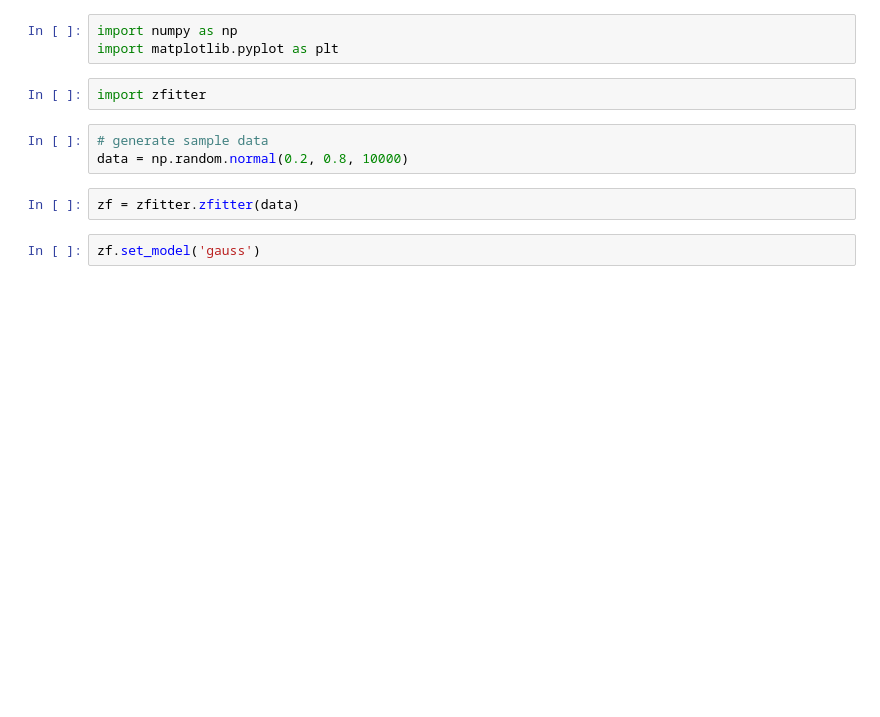
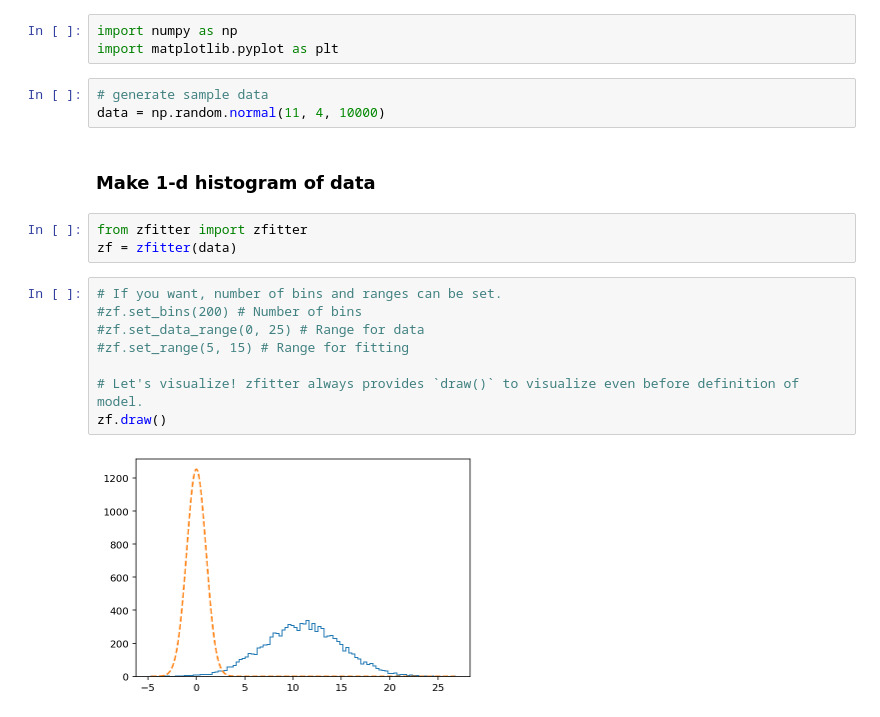
Before and after one commit to mzks/mzfit, a Jupyter notebook: notebook/zfitter1.ipynb, the cells around one changed output. Cells and saved outputs as stored; diff of their text form; blank space fills up the shorter version.

```diff
--- a/notebook/zfitter1.ipynb
+++ b/notebook/zfitter1.ipynb
@@ -6,12 +13,21 @@ Author: Keita Mizukoshi (Kobe Univ. mzks@stu.kobe-u.ac.jp, @mzks)
 # %%
 import numpy as np
 import matplotlib.pyplot as plt
-# %%
-import zfitter
 # %%
 # generate sample data
-data = np.random.normal(0.2, 0.8, 10000)
+data = np.random.normal(11, 4, 10000)
+# %% [markdown]
+### Make 1-d histogram of data
 # %%
-zf = zfitter.zfitter(data)
+from zfitter import zfitter
+zf = zfitter(data)
-# %%
-zf.set_model('gauss')
+# %%
+# If you want, number of bins and ranges can be set.
+#zf.set_bins(200) # Number of bins
+#zf.set_data_range(0, 25) # Range for data
+#zf.set_range(5, 15) # Range for fitting
+
+# Let's visualize! zfitter always provides `draw()` to visualize even before definition of model.
+zf.draw()
+# %% [output]
+[figure, added]
```
Also changed, not shown: parts of 10 cells of this notebook, 1 other file.
